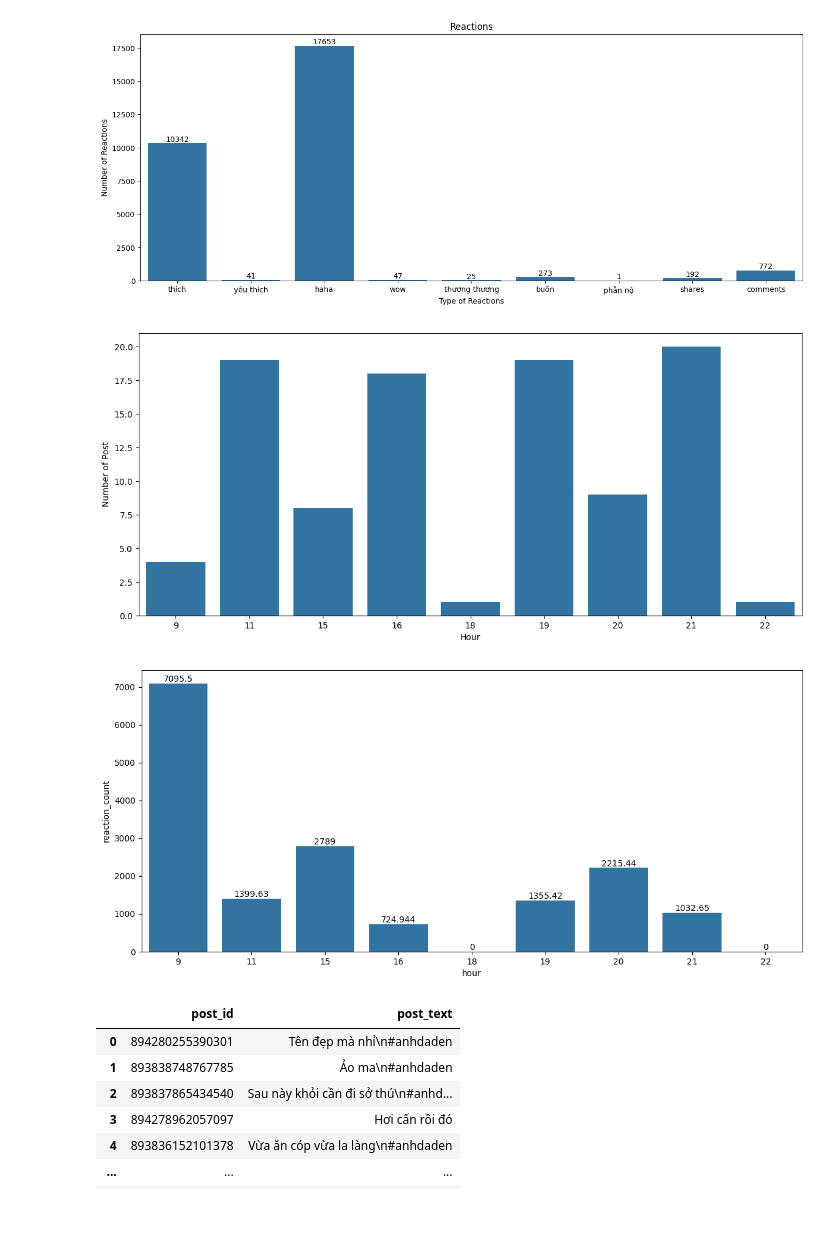
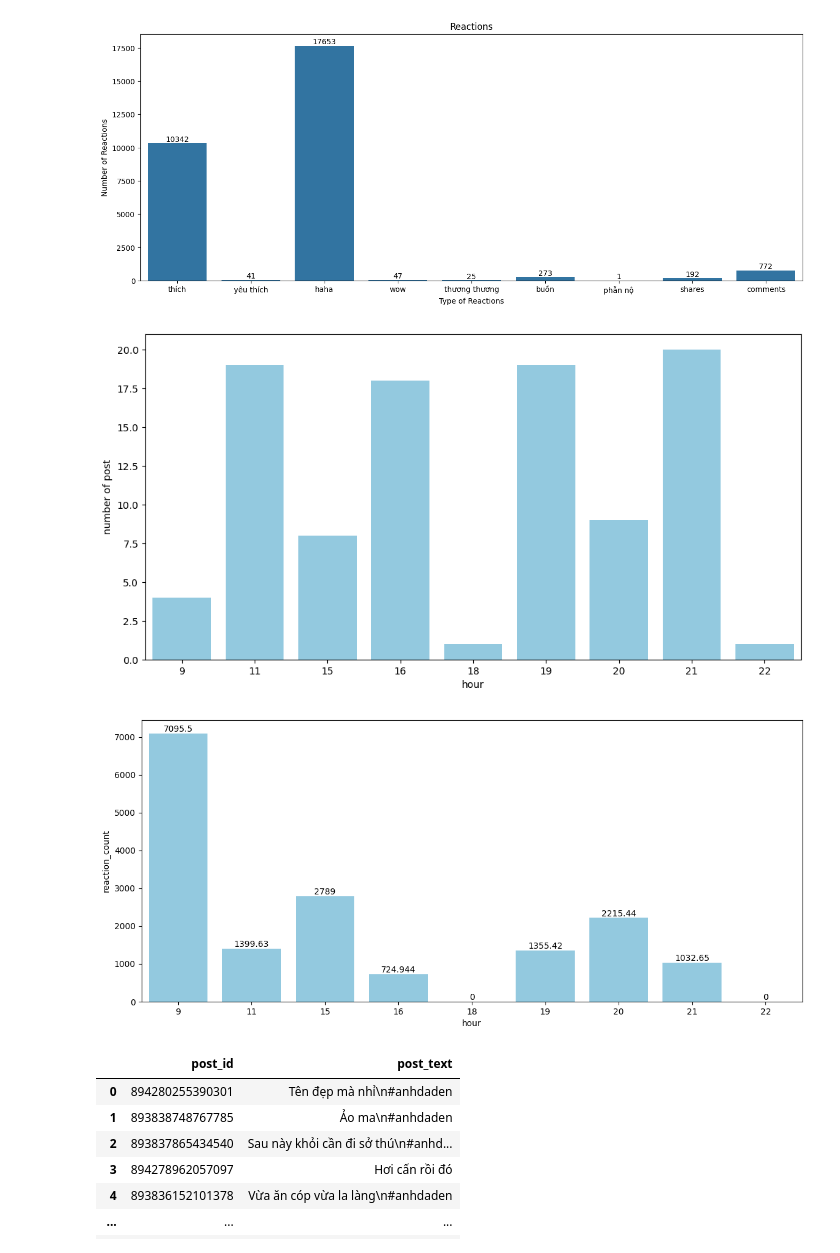
Before and after one commit to PHAMDANGPHONG/final-project-PHAMDANGPHONG22022614, a Jupyter notebook: Analyze_data.ipynb, the cells around one changed output. Drawn from its saved outputs; the diff is of its cells as text; code cells hidden in the pictures; blank space fills up the shorter version.

```diff
--- a/Analyze_data.ipynb
+++ b/Analyze_data.ipynb
@@ -224,29 +224,26 @@ raw_df['time'] = pd.to_datetime(raw_df['time'])
 # %%
 #thời gian mà Fanpage thường xuyên đăng bài trong ngày
-raw_df['hour'] = raw_df['time'].dt.hour
-plt.figure(figsize= (14,6))
-sns.countplot(
-    data= raw_df,
-    x = 'hour'
-)
-plt.xlabel('Hour')
-plt.ylabel('Number of Post')
+plt.figure(figsize=(12, 6))
+sns.countplot(x='hour', data=raw_df,color='skyblue')
+plt.xlabel('hour')
+plt.ylabel('number of post')
 plt.show()
 # %% [output]
-[figure, old version]
+[figure, new version]
 # %%
-#Lượt tương tác trung bình mỗi giờ
+#Lượt tương tác trung bình theo mốc thời gian đăng bài
 reaction_mean = raw_df.groupby('hour')['reaction_count'].mean().reset_index()
 plt.figure(figsize=(14,6))
 ax1 = sns.barplot(
     data= reaction_mean,
     x = 'hour',
-    y = 'reaction_count'
+    y = 'reaction_count',
+    color='skyblue'
 )
 plt.bar_label(ax1.containers[0])
 plt.show()
 # %% [output]
-[figure, old version]
+[figure, new version]
 # %%
 df_text = raw_df[['post_id','post_text']]
 text    = str(df_text['post_text'])
```
Also changed, not shown: parts of 1 cell of this notebook.
